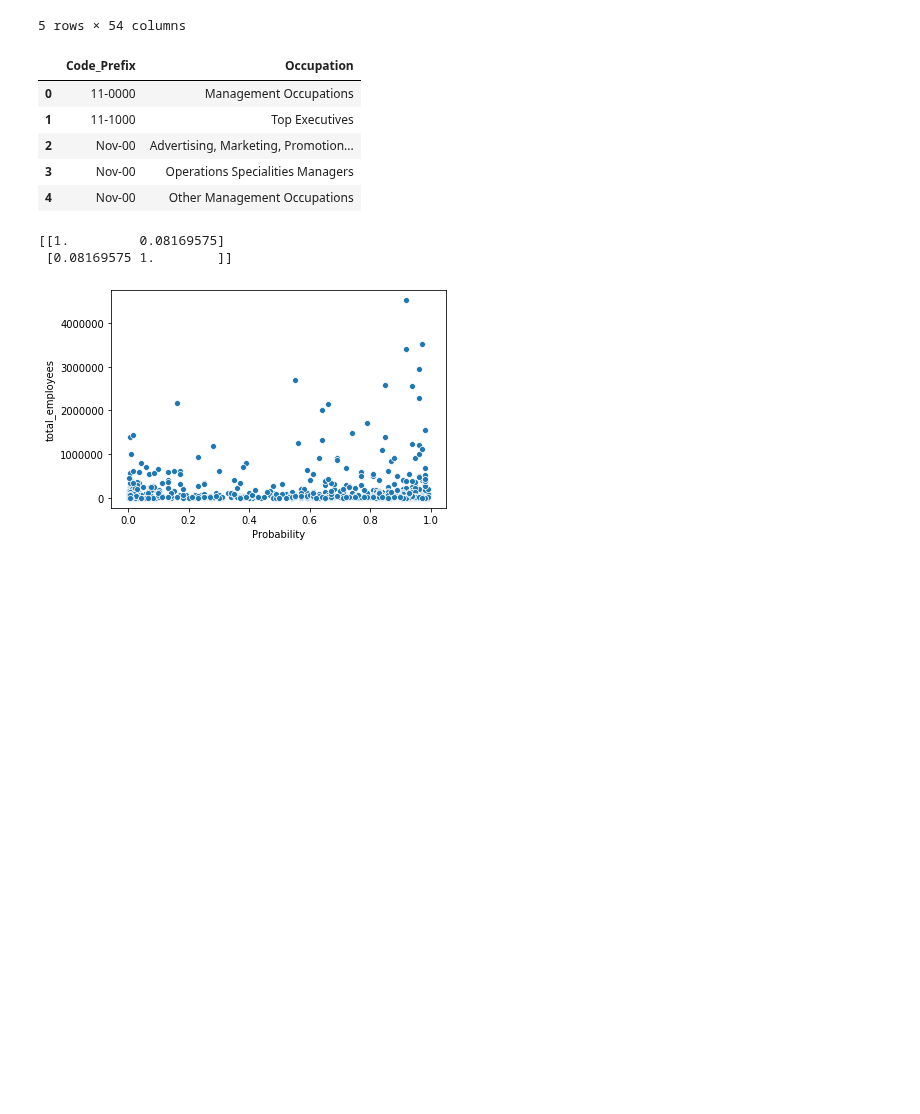
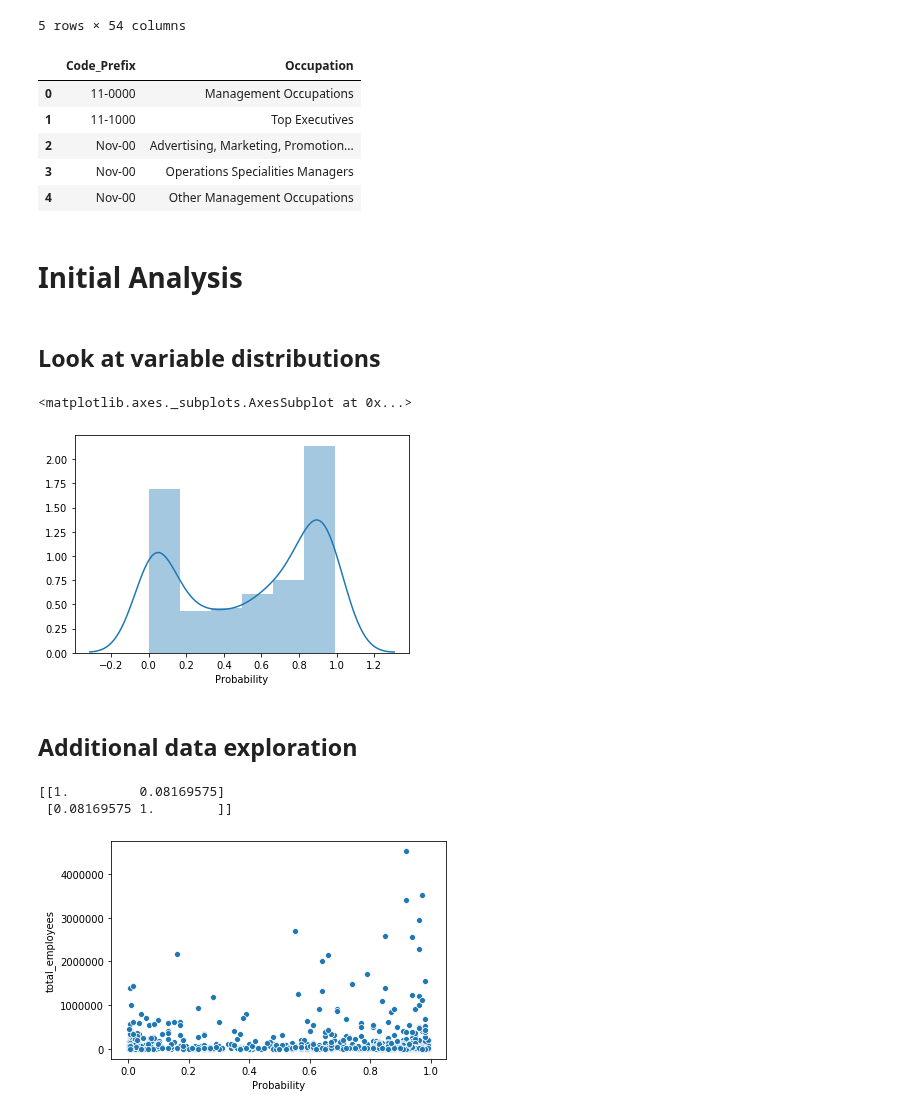
Before and after one commit to COGS108/group11_sp20, a Jupyter notebook: eda/eda_occ_bystate.ipynb, the cells around one changed output. Cells and saved outputs as stored; diff of their text form; code cells hidden in the pictures; blank space fills up the shorter version.

Commit message:
organize & add analysis on distributions

```diff
--- a/eda/eda_occ_bystate.ipynb
+++ b/eda/eda_occ_bystate.ipynb
@@ -72,6 +76,18 @@ soc.head()
 | 2 | Nov-00 | Advertising, Marketing, Promotion... |
 | 3 | Nov-00 | Operations Specialities Managers |
 | 4 | Nov-00 | Other Management Occupations |
+# %% [markdown]
+# Initial Analysis
+# %% [markdown]
+## Look at variable distributions
+# %%
+# Distribution of probability of automation
+sns.distplot(data.Probability)
+# %% [output]
+<matplotlib.axes._subplots.AxesSubplot at 0x...>
+[figure, added]
+# %% [markdown]
+## Additional data exploration
 # %%
 # Average probability of automation: 53%
 mean_probability = data.Probability.mean()
```
Also changed, not shown: parts of 16 cells of this notebook.
